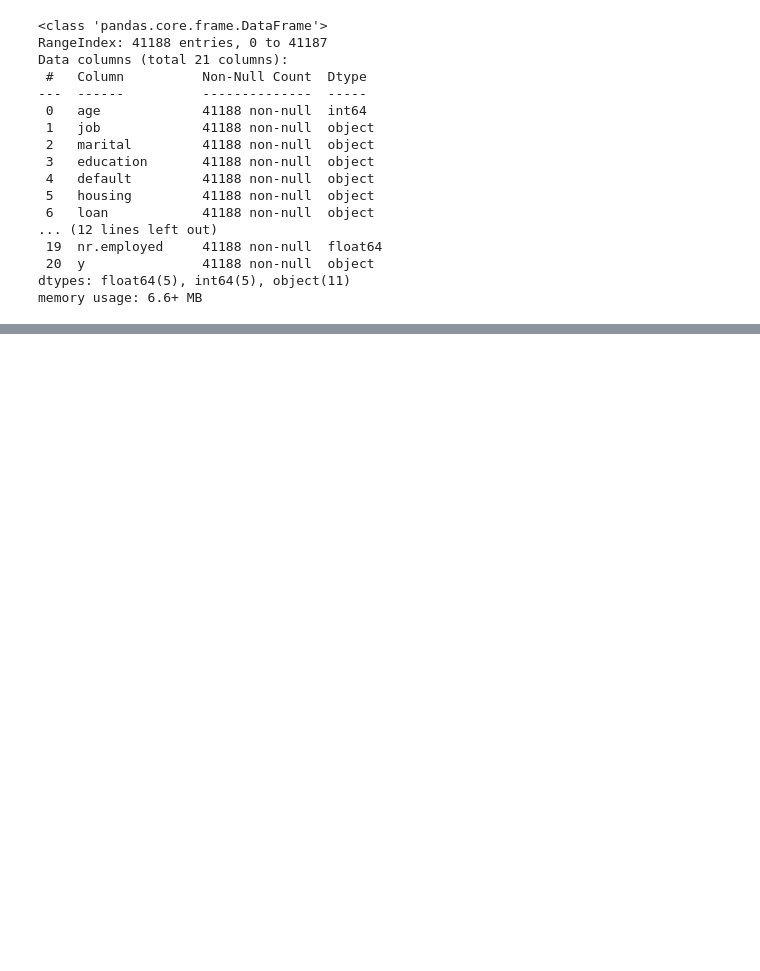
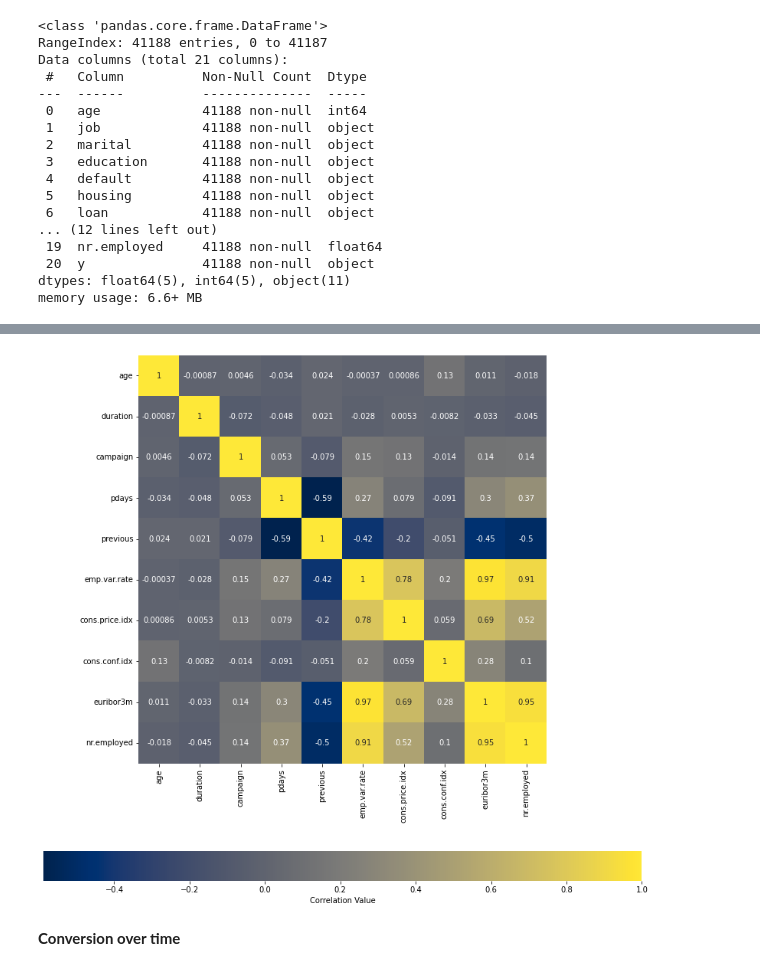
Before and after one commit to ShawnLiu119/Bank-Marketing_Clas-Clus-AppDev, a Jupyter notebook: BankMkt_EDA.ipynb, the cells around one changed output, grey strips where cells are left out. Drawn from its saved outputs; the diff is of its cells as text; code cells hidden in the pictures; blank space fills up the shorter version.

```diff
--- a/BankMkt_EDA.ipynb
+++ b/BankMkt_EDA.ipynb
@@ -43,0 +76,8 @@ from sklearn.preprocessing import StandardScaler
+# %%
+cor_df = data.corr()
+plt.subplots(figsize = (14, 14))
+sns.heatmap(cor_df,cmap = "cividis",annot = True, square = True, cbar_kws = {'label': 'Correlation Value', 'orientation': 'horizontal'});
+# %% [output]
+[figure, added]
+# %% [markdown]
+**Conversion over time**
```
Also changed, not shown: parts of 7 cells of this notebook.
